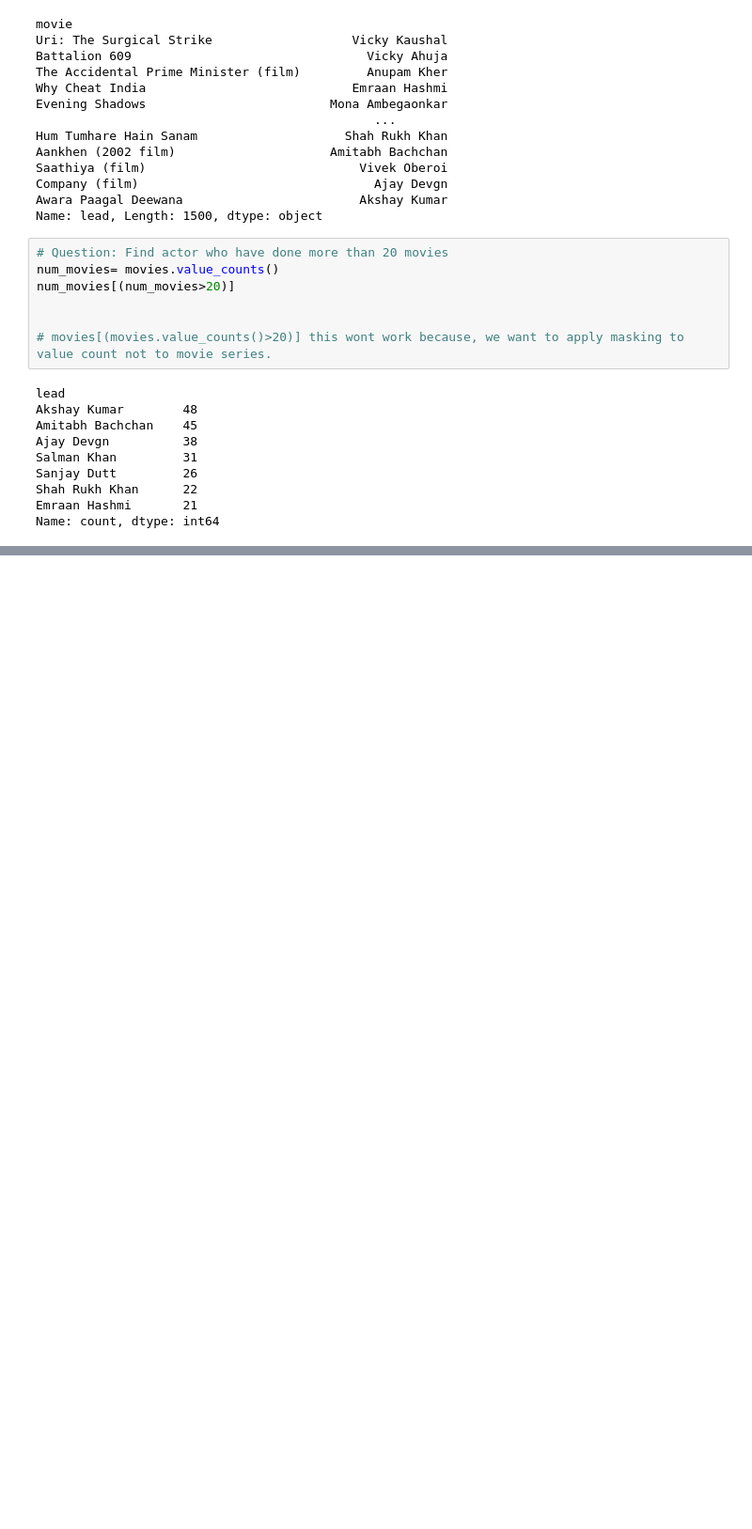
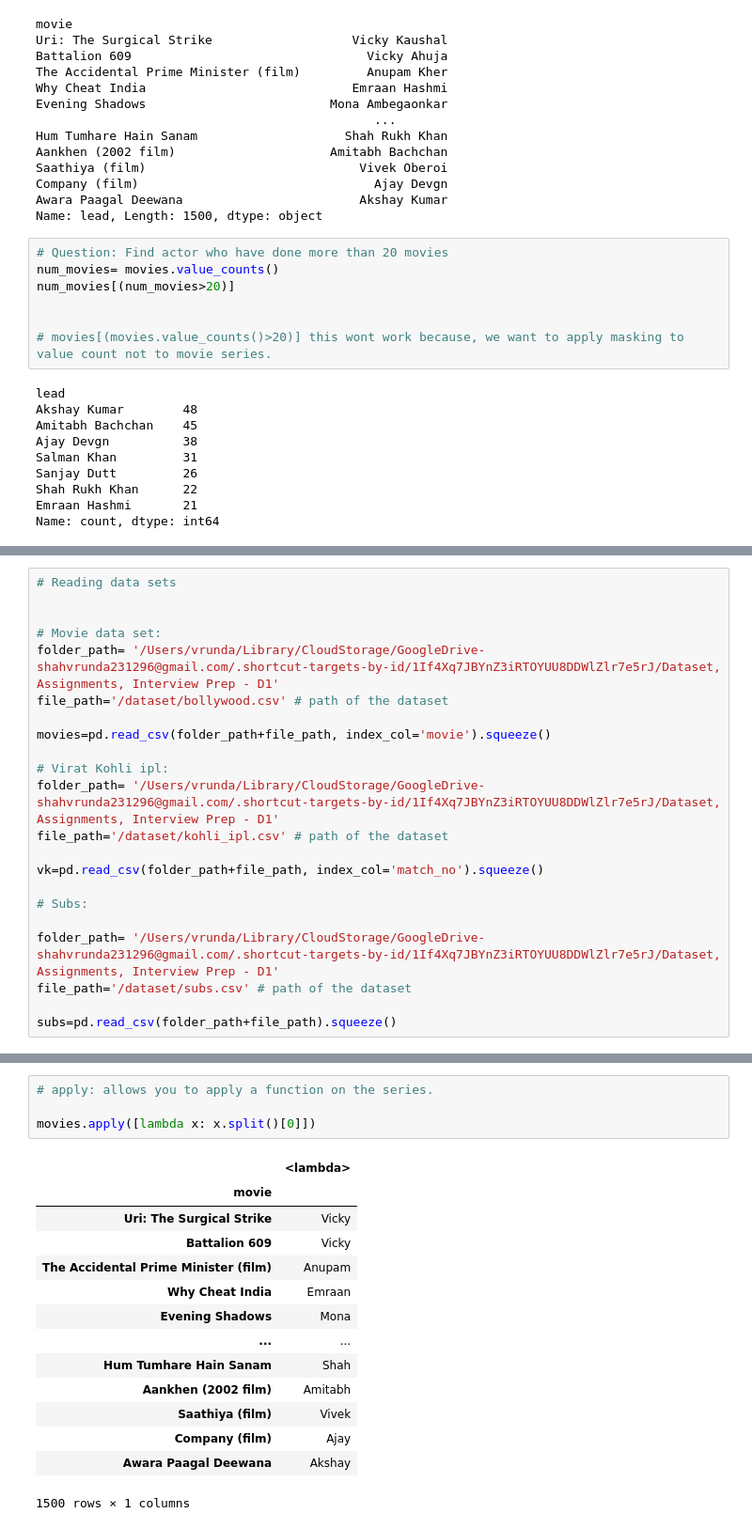
Before and after one commit to VShah2312/Data_Science_Code_N_Debug, a Jupyter notebook: Python_Basics/Pandas_Series.ipynb, the cells around one changed output, grey strips where cells are left out. Shown: that part at 94% size. Drawn from its saved outputs; the diff is of its cells as text; blank space fills up the shorter version.

```diff
--- a/Python_Basics/Pandas_Series.ipynb
+++ b/Python_Basics/Pandas_Series.ipynb
@@ -847,0 +850,22 @@ Name: count, dtype: int64
+# %%
+# Reading data sets
+
+
+# Movie data set:
+folder_path= '/Users/vrunda/Library/CloudStorage/GoogleDrive-shahvrunda231296@gmail.com/.shortcut-targets-by-id/1If4Xq7JBYnZ3iRTOYUU8DDWlZlr7e5rJ/Dataset, Assignments, Interview Prep - D1'
+file_path='/dataset/bollywood.csv' # path of the dataset
+
+movies=pd.read_csv(folder_path+file_path, index_col='movie').squeeze()
+
+# Virat Kohli ipl:
+folder_path= '/Users/vrunda/Library/CloudStorage/GoogleDrive-shahvrunda231296@gmail.com/.shortcut-targets-by-id/1If4Xq7JBYnZ3iRTOYUU8DDWlZlr7e5rJ/Dataset, Assignments, Interview Prep - D1'
+file_path='/dataset/kohli_ipl.csv' # path of the dataset
+
+vk=pd.read_csv(folder_path+file_path, index_col='match_no').squeeze()
+
+# Subs:
+
+folder_path= '/Users/vrunda/Library/CloudStorage/GoogleDrive-shahvrunda231296@gmail.com/.shortcut-targets-by-id/1If4Xq7JBYnZ3iRTOYUU8DDWlZlr7e5rJ/Dataset, Assignments, Interview Prep - D1'
+file_path='/dataset/subs.csv' # path of the dataset
+
+subs=pd.read_csv(folder_path+file_path).squeeze()
@@ -847,0 +1059,19 @@ Name: count, dtype: int64
+# %%
+# apply: allows you to apply a function on the series.
+
+movies.apply([lambda x: x.split()[0]])
+# %% [output]
+|  | <lambda> |
+| movie |  |
+| Uri: The Surgical Strike | Vicky |
+| Battalion 609 | Vicky |
+| The Accidental Prime Minister (film) | Anupam |
+| Why Cheat India | Emraan |
+| Evening Shadows | Mona |
+| ... | ... |
+| Hum Tumhare Hain Sanam | Shah |
+| Aankhen (2002 film) | Amitabh |
+| Saathiya (film) | Vivek |
+| Company (film) | Ajay |
+| Awara Paagal Deewana | Akshay |
+1500 rows × 1 columns
```
Also changed, not shown: parts of 17 cells of this notebook, 1 other file.
